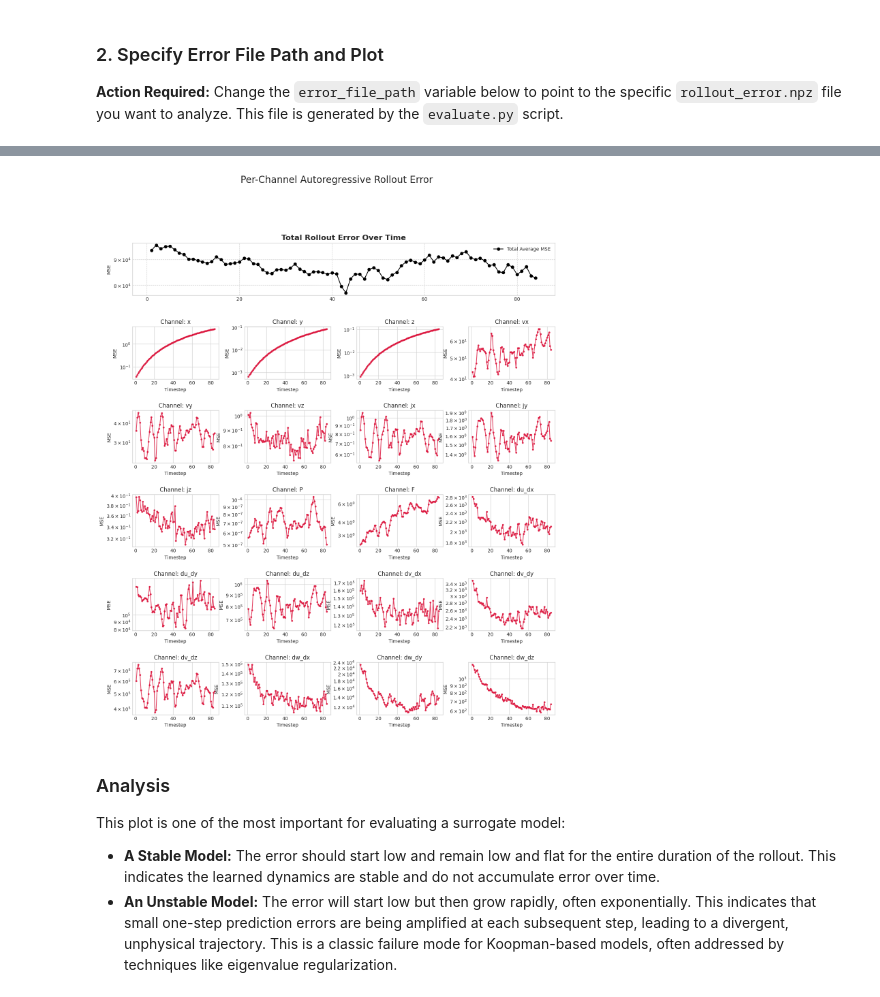
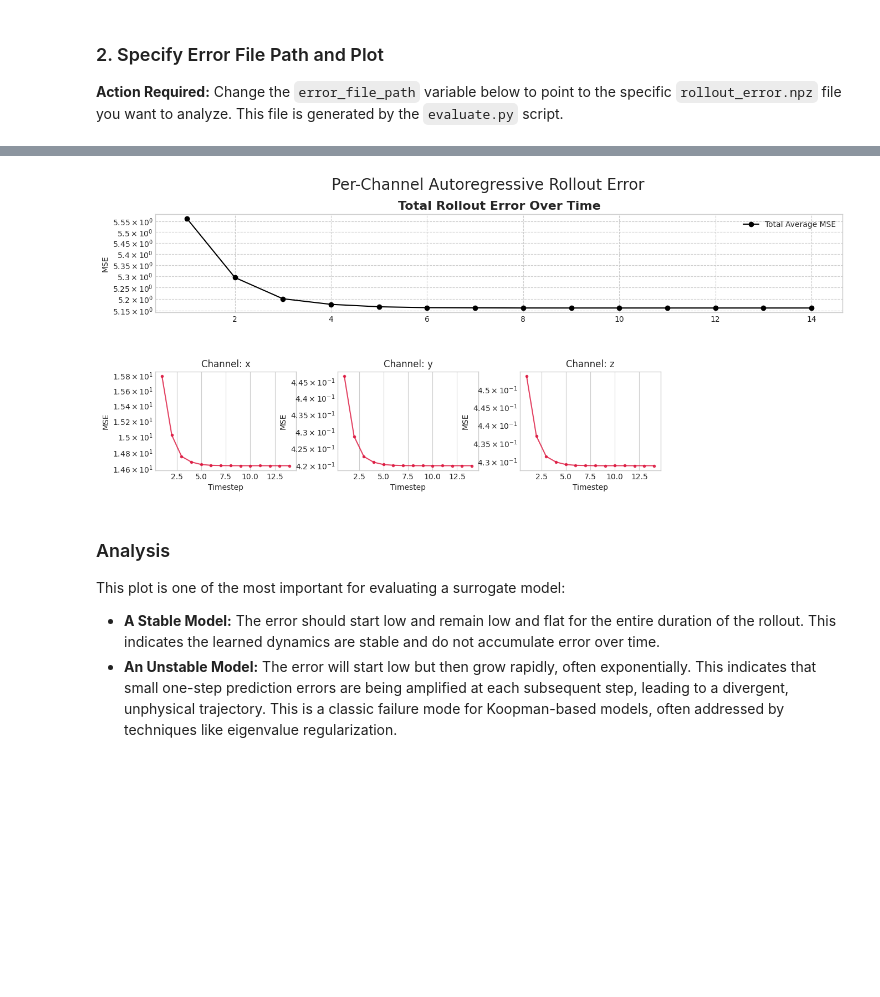
Before and after one commit to Jarato/mhd_surrogate_modelling, a Jupyter notebook: notebooks/analyze_rollout_error.ipynb, the cells around one changed output, grey strips where cells are left out. Cells and saved outputs as stored; diff of their text form; code cells hidden in the pictures; blank space fills up the shorter version.

```diff
--- a/notebooks/analyze_rollout_error.ipynb
+++ b/notebooks/analyze_rollout_error.ipynb
@@ -16,7 +16,7 @@ from mhd_surrogate_core.plot import plot_rollout_error
 # %%
 # Example path - update this to your specific run's output.
 # This path matches the structure created by the run_sweep.sh script.
-error_file_path = Path("../experiments/study_1_param_sweep/output/test_run_ep256_clip25/eval/rollout_error_train_val.npz")
+error_file_path = Path("../experiments/study_1_param_sweep/output/temp/eval/rollout_error.npz")
 
 # Call the plotting function
 if error_file_path.exists():
@@ -29,4 +29,4 @@ else:
-[figure, old version]
+[figure, new version]
 # %% [markdown]
 ### Analysis
 
```
Also changed, not shown: parts of 1 cell of this notebook, 4 other files.
